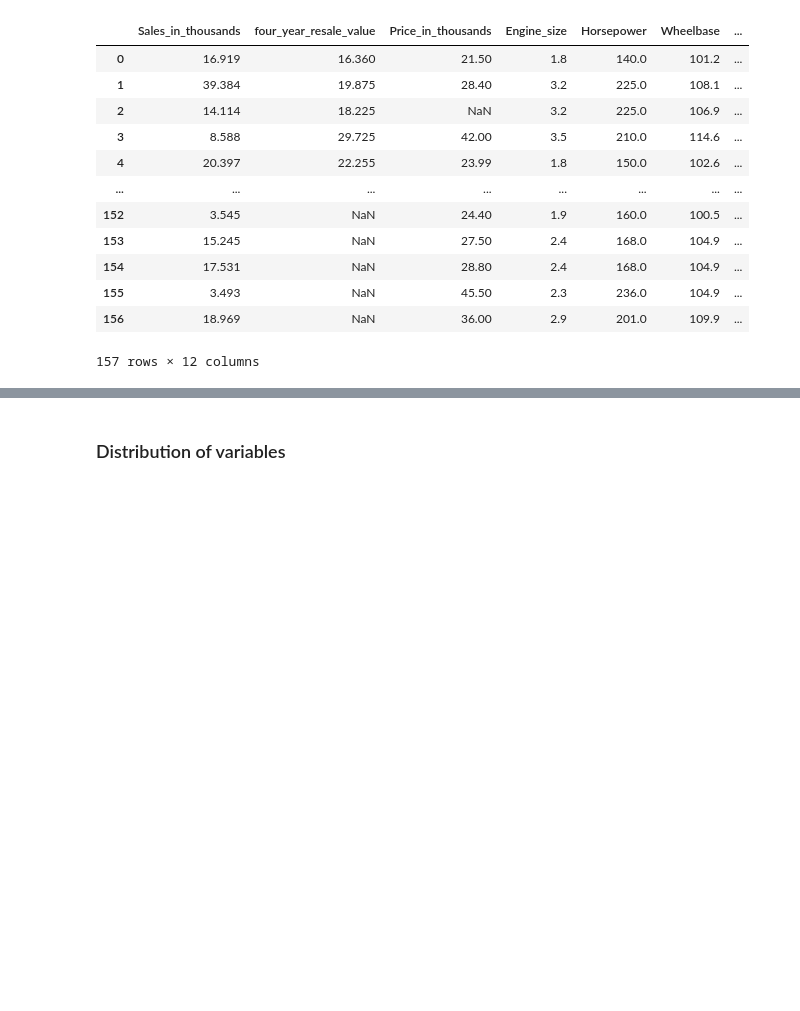
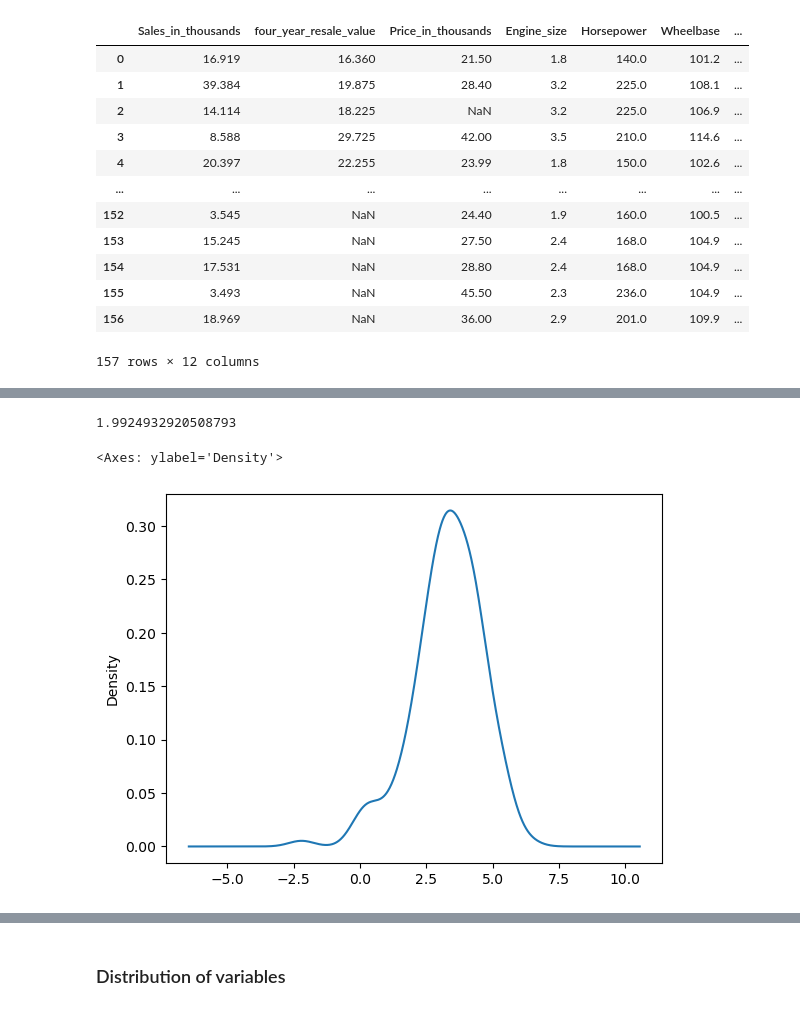
Before and after one commit to kroopeshrajput/Linear_regression_OLS_Car_sales, a Jupyter notebook: Car_Sales_LinearRegression.ipynb, the cells around one changed output, grey strips where cells are left out. Drawn from its saved outputs; the diff is of its cells as text; code cells hidden in the pictures; blank space fills up the shorter version.

```diff
--- a/Car_Sales_LinearRegression.ipynb
+++ b/Car_Sales_LinearRegression.ipynb
@@ -189,3 +189,6 @@ cars_cont
 | 155 | 3.493 | NaN | 45.50 | 2.3 | 236.0 | 104.9 | ... |
 | 156 | 18.969 | NaN | 36.00 | 2.9 | 201.0 | 109.9 | ... |
 157 rows × 12 columns
+# %%
+cars_cat = cars.loc[:, cars_cat_var]
+cars_cat
@@ -209,3 +240,3 @@ preprocessor = ColumnTransformer(
 # %%
 # combining Categorical and Continuous vars DF
-cars= pd.concat([cars_cat, cars_cont], axis = 1, verify_integrity= True )
+cars_new = pd.concat([cars_cat, cars_cont], axis = 1, verify_integrity= True )
@@ -225,0 +264,9 @@ cars.shape
+# %%
+Y.skew()
+# %% [output]
+1.9924932920508793
+# %%
+cars_new.loc[:, 'log_sales'].plot(kind= 'kde')
+# %% [output]
+<Axes: ylabel='Density'>
+[figure, added]
```
Also changed, not shown: parts of 14 cells of this notebook.
